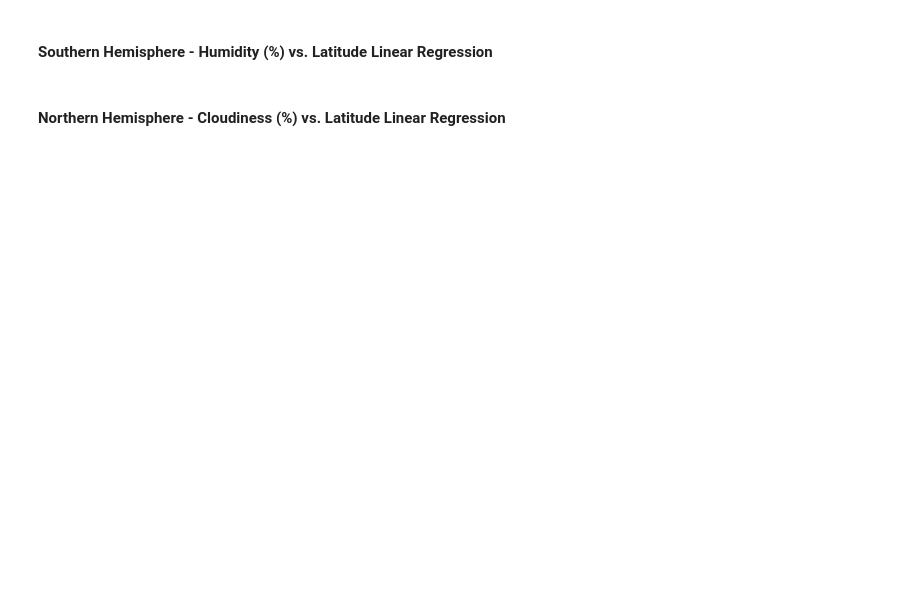
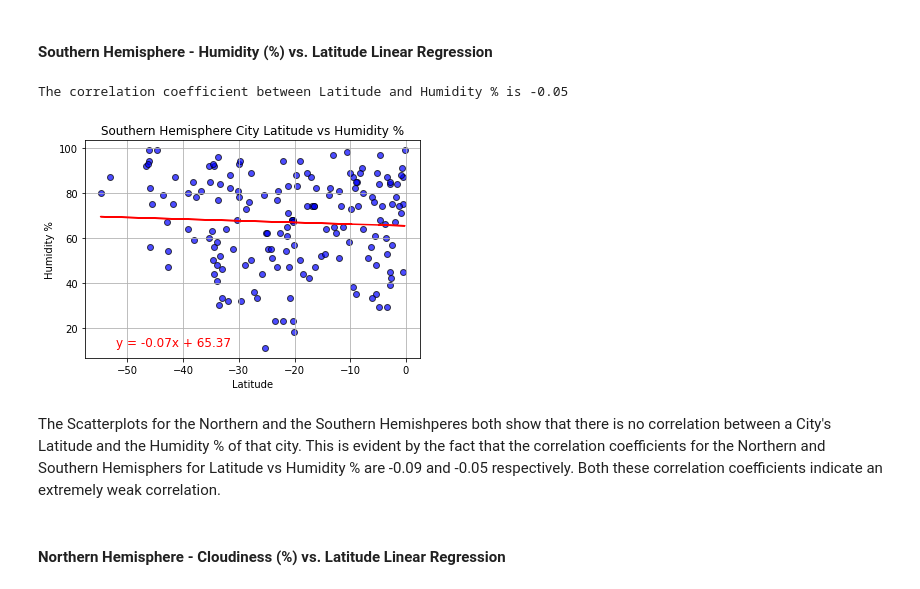
Before and after one commit to cseebec/collin-python-api-challenge, a Jupyter notebook: Weather/WeatherPy.ipynb, the cells around one changed output. Drawn from its saved outputs; the diff is of its cells as text; code cells hidden in the pictures; blank space fills up the shorter version.

```diff
--- a/Weather/WeatherPy.ipynb
+++ b/Weather/WeatherPy.ipynb
@@ -281,4 +316,31 @@ plt.show()
 # %% [markdown]
 ####  Southern Hemisphere - Humidity (%) vs. Latitude Linear Regression
+# %%
+# Add the linear regression equation and line to plot
+x_values = southern_df['Latitude']
+y_values = southern_df['Humidity %']
+
+(slope, intercept, rvalue, pvalue, stderr) = linregress(x_values, y_values)
+regress_values = x_values * slope + intercept
+line_eq = "y = " + str(round(slope,2)) + "x + " + str(round(intercept,2))
+plt.scatter(x_values,y_values, marker="o", facecolors="blue", edgecolors="black", alpha =0.7)
+plt.plot(x_values,regress_values,"r-")
+plt.annotate(line_eq,(-52,12),fontsize=12,color="red")
+plt.title("Southern Hemisphere City Latitude vs Humidity %")
+plt.ylabel("Humidity %")
+plt.xlabel("Latitude")
+plt.grid(True)
+
+plt.savefig("output_data/Southern_Lat_vs_Humidity.png")
+
+correlation = st.pearsonr(southern_df['Latitude'], southern_df['Humidity %'])
+print(f"The correlation coefficient between Latitude and Humidity % is {round(correlation[0],2)}")
+
+plt.show()
+# %% [output]
+The correlation coefficient between Latitude and Humidity % is -0.05
+[figure, added]
+# %% [markdown]
+The Scatterplots for the Northern and the Southern Hemishperes both show that there is no correlation between a City's Latitude and the Humidity % of that city. This is evident by the fact that the correlation coefficients for the Northern and Southern Hemisphers for Latitude vs Humidity % are -0.09 and -0.05 respectively. Both these correlation coefficients indicate an extremely weak correlation.
 # %% [markdown]
 ####  Northern Hemisphere - Cloudiness (%) vs. Latitude Linear Regression
```
Also changed, not shown: parts of 18 cells of this notebook, 14 other files.
